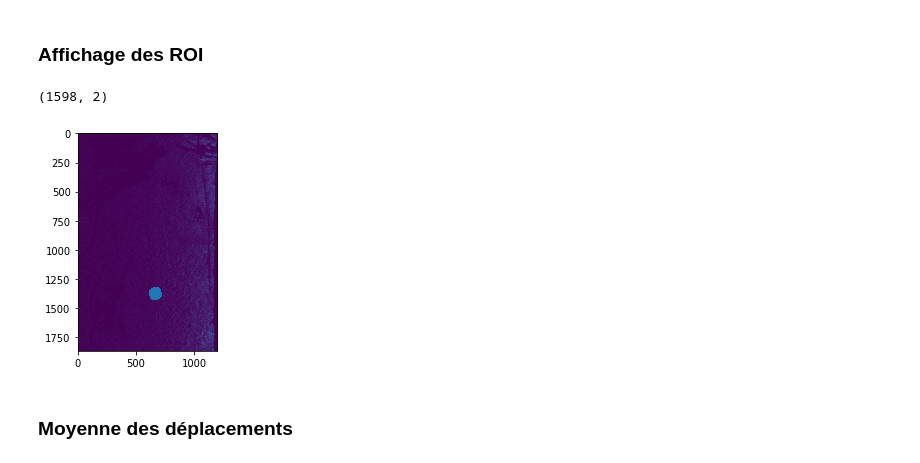
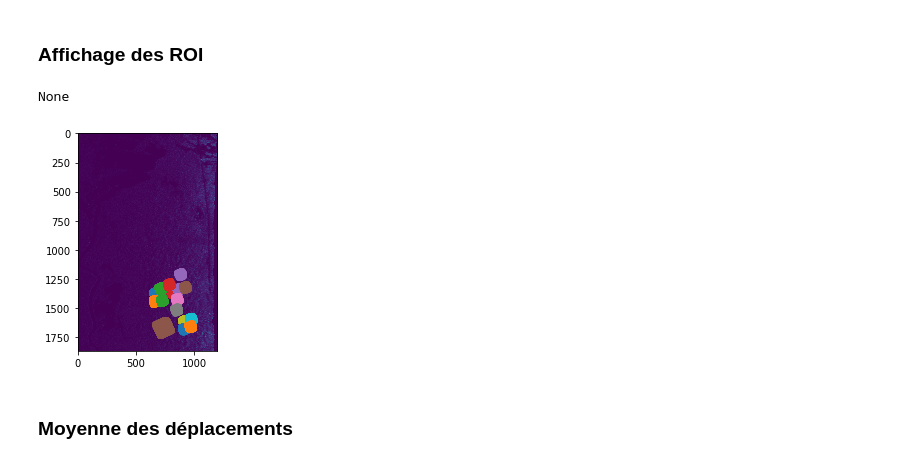
Before and after one commit to YamSok/CESBIO_BIOMASS, a Jupyter notebook: source/calculBiomass.ipynb, the cells around one changed output. Drawn from its saved outputs; the diff is of its cells as text; code cells hidden in the pictures.

```diff
--- a/source/calculBiomass.ipynb
+++ b/source/calculBiomass.ipynb
@@ -48,13 +49,12 @@ def plotParcels(num = None):
         print(np.shape(X))
         plt.scatter(X[:,0], X[:,1])
         plt.savefig("parcel.png")
-# %%
-#plotParcels()
-test = plotParcels(1)
-print()
-# %% [output]
-(1598, 2)
-[figure, removed]
+# %%
+test = plotParcels()
+print(test)
+# %% [output]
+None
+[figure, added]
 # %% [markdown]
 ### Moyenne des déplacements
 # %%
```
Also changed, not shown: parts of 8 cells of this notebook, 1 other file.
